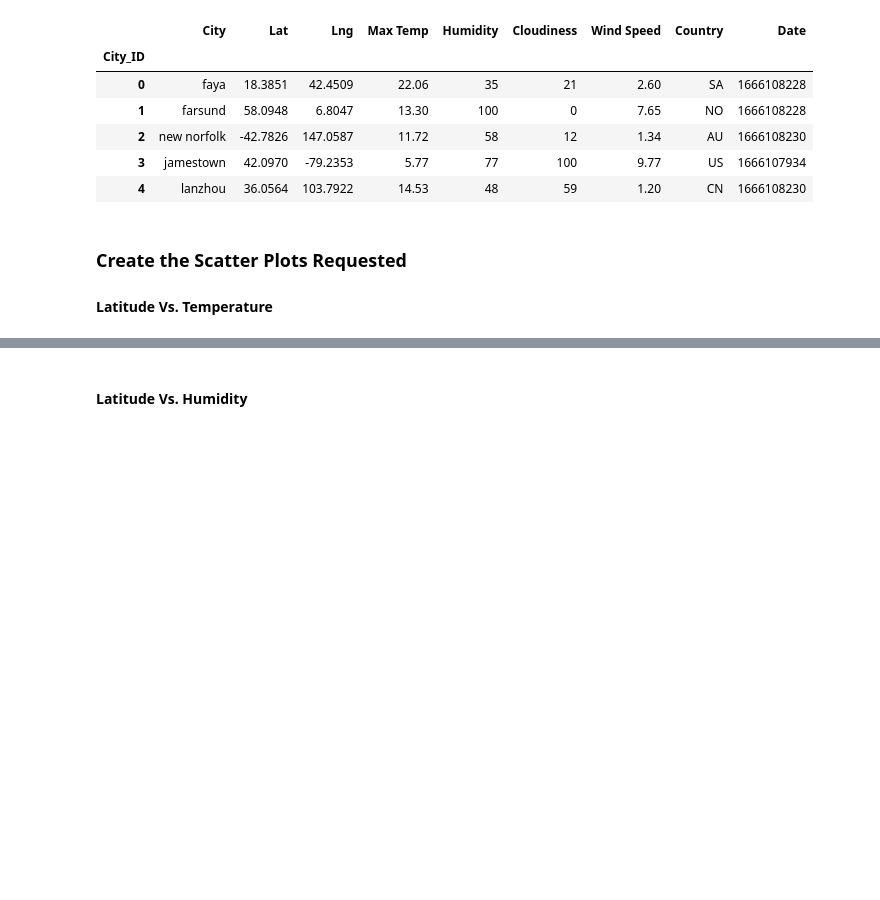
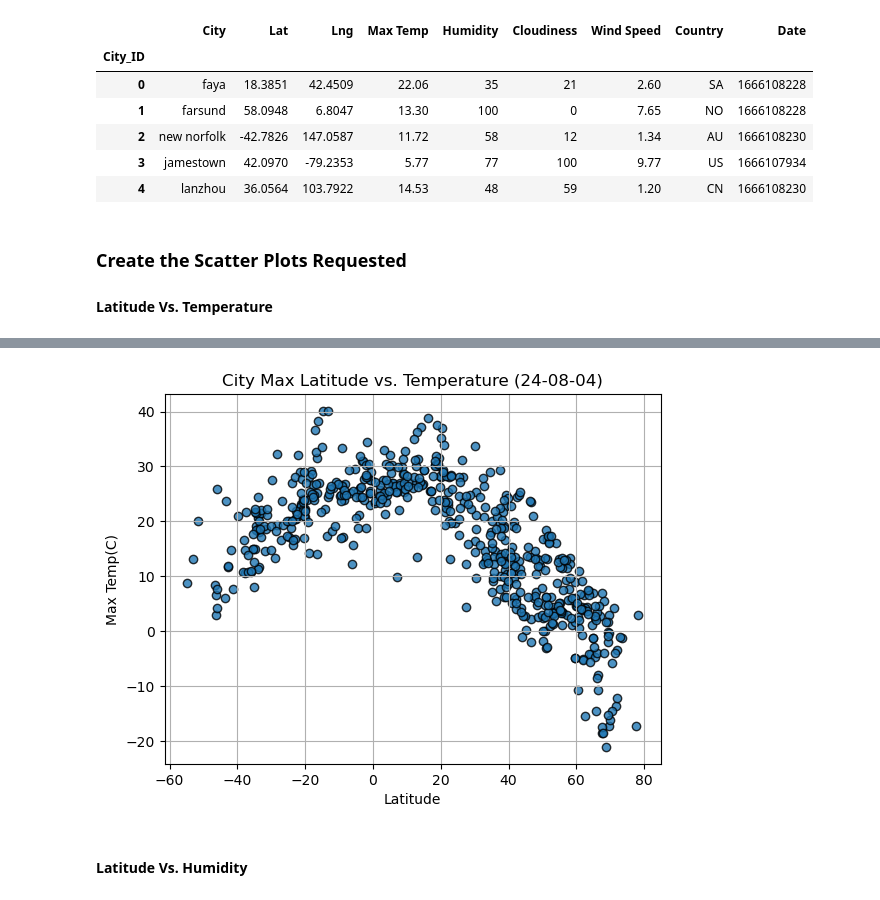
Before and after one commit to ashley-charles/python-api-challenge, a Jupyter notebook: WeatherPy/WeatherPy.ipynb, the cells around one changed output, grey strips where cells are left out. Saved outputs shown, nothing was run; the diff lists cells and outputs as text; code cells hidden in the pictures; blank space fills up the shorter version.

```diff
--- a/WeatherPy/WeatherPy.ipynb
+++ b/WeatherPy/WeatherPy.ipynb
@@ -195,3 +180,28 @@ plt.show()
+# %%
+import time
+
+# Build scatter plot for latitude vs. temperature
+plt.scatter(city_data_df['Lat'],
+            city_data_df['Max Temp'], edgecolor="black",
+            linewidth= 1,
+            marker="o",
+            alpha=0.8, label='cities')
+
+# Incorporate the other graph properties
+date = time.strftime('%y-%m-%d')
+
+plt.title(f"City Max Latitude vs. Temperature ({date})")
+plt.xlabel('Latitude')
+plt.ylabel('Max Temp(C)')
+plt.grid(True)
+
+# Save the figure
+plt.savefig(r"C:\Users\ashle\python-api-challenge\WeatherPy/Fig1.png")
+
+# Show plot
+plt.show()
+# %% [output]
+[figure, added]
 # %% [markdown]
 #### Latitude Vs. Humidity
 # %%
```
Also changed, not shown: parts of 29 cells of this notebook, 5 other files.
